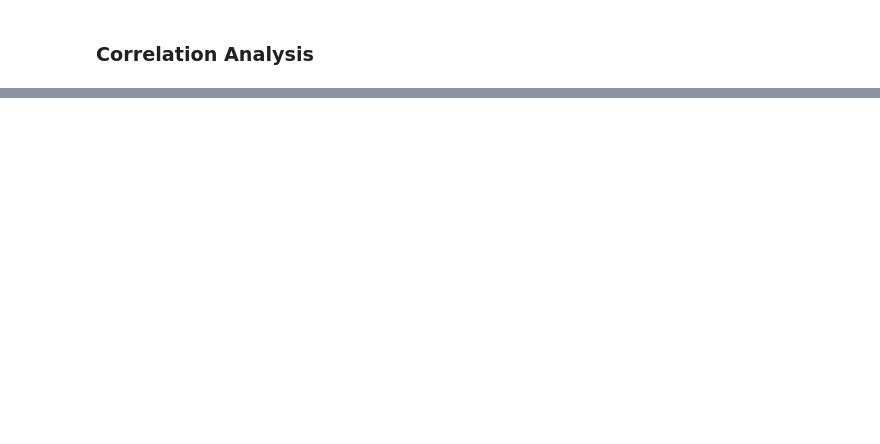
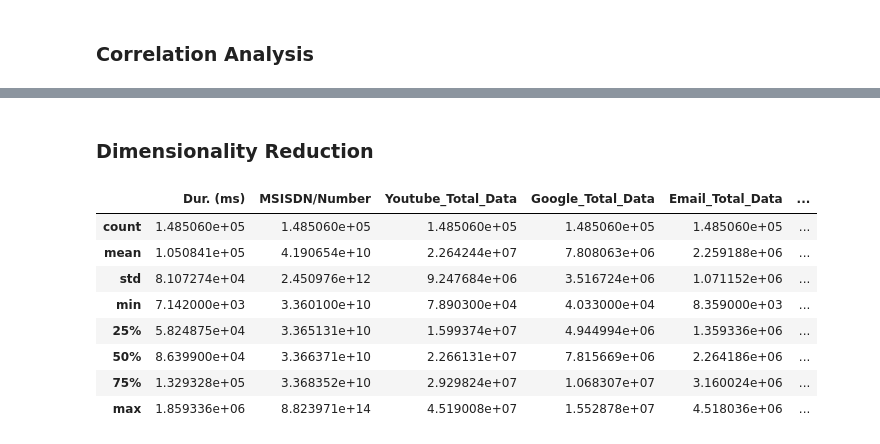
Before and after one commit to brook1167/Telecom-Analysis, a Jupyter notebook: notebooks/User_overview_analysis_task1.ipynb, the cells around one changed output, grey strips where cells are left out. Drawn from its saved outputs; the diff is of its cells as text; code cells hidden in the pictures; blank space fills up the shorter version.

```diff
--- a/notebooks/User_overview_analysis_task1.ipynb
+++ b/notebooks/User_overview_analysis_task1.ipynb
@@ -574,0 +610,15 @@ plot_scatter(user_ratio_usage.sample(10000), 'Other_Total_Data', 'Total_UL_and_D
+# %% [markdown]
+### Dimensionality Reduction
+# %%
+numeric_df = user_ratio_usage.select_dtypes(include='float64')
+numeric_df.describe()
+# %% [output]
+|  | Dur. (ms) | MSISDN/Number | Youtube_Total_Data | Google_Total_Data | Email_Total_Data | ... |
+| count | 1.485060e+05 | 1.485060e+05 | 1.485060e+05 | 1.485060e+05 | 1.485060e+05 | ... |
+| mean | 1.050841e+05 | 4.190654e+10 | 2.264244e+07 | 7.808063e+06 | 2.259188e+06 | ... |
+| std | 8.107274e+04 | 2.450976e+12 | 9.247684e+06 | 3.516724e+06 | 1.071152e+06 | ... |
+| min | 7.142000e+03 | 3.360100e+10 | 7.890300e+04 | 4.033000e+04 | 8.359000e+03 | ... |
+| 25% | 5.824875e+04 | 3.365131e+10 | 1.599374e+07 | 4.944994e+06 | 1.359336e+06 | ... |
+| 50% | 8.639900e+04 | 3.366371e+10 | 2.266131e+07 | 7.815669e+06 | 2.264186e+06 | ... |
+| 75% | 1.329328e+05 | 3.368352e+10 | 2.929824e+07 | 1.068307e+07 | 3.160024e+06 | ... |
+| max | 1.859336e+06 | 8.823971e+14 | 4.519008e+07 | 1.552878e+07 | 4.518036e+06 | ... |
```
Also changed, not shown: parts of 12 cells of this notebook.
